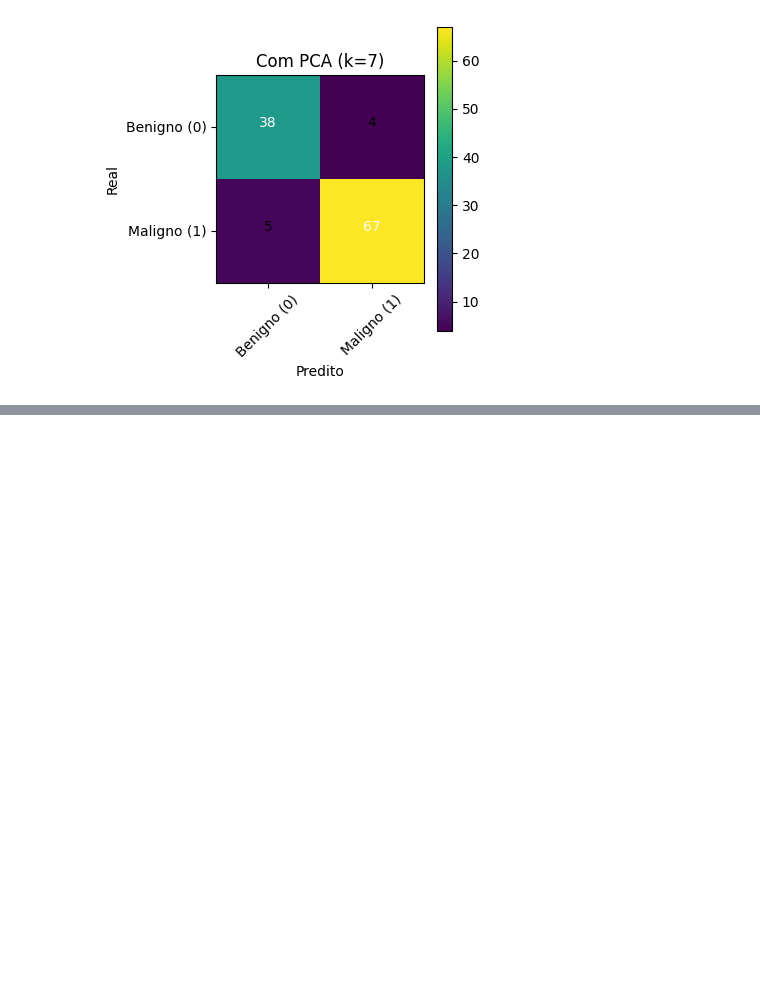
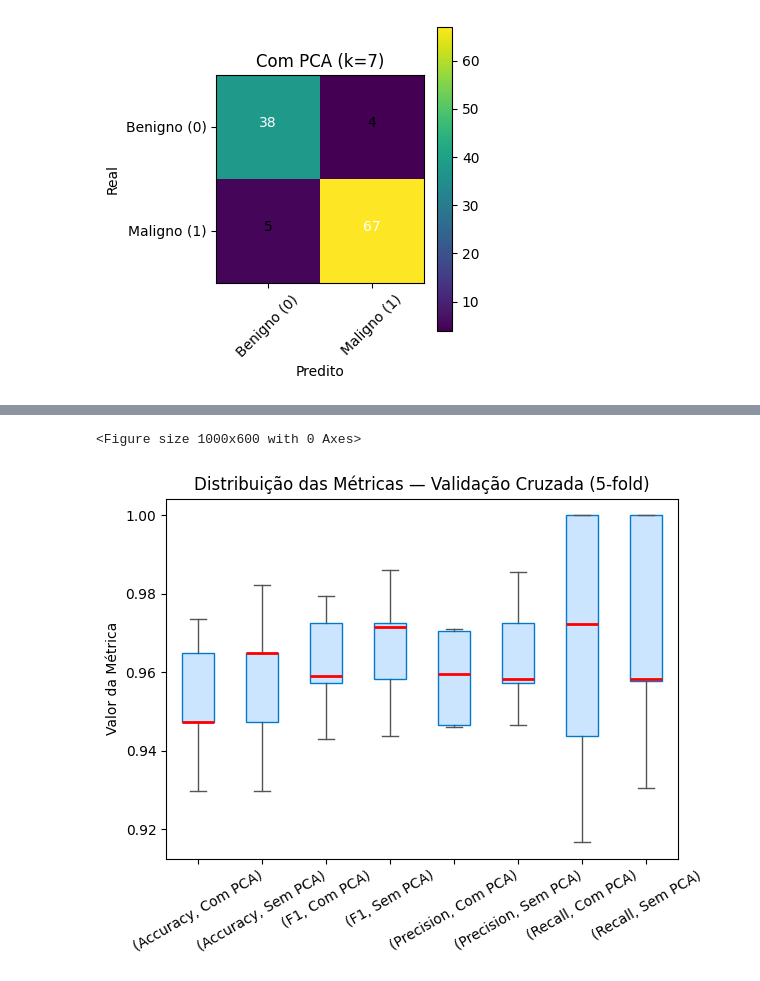
Before and after one commit to VanthuirMaia/reconhecimento-padroes, a Jupyter notebook: notebooks/03_modelo_pca_rf.ipynb, the cells around one changed output, grey strips where cells are left out. Drawn from its saved outputs; the diff is of its cells as text; code cells hidden in the pictures; blank space fills up the shorter version.

```diff
--- a/notebooks/03_modelo_pca_rf.ipynb
+++ b/notebooks/03_modelo_pca_rf.ipynb
@@ -85,0 +139,15 @@ plt.show()
+# %%
+from src.data_processing import load_data
+from src.model_random_forest import RFConfig, cross_validate_rf
+import numpy as np
+
+X_train, X_test, y_train, y_test = load_data()
+X = np.concatenate([X_train, X_test])
+y = np.concatenate([y_train, y_test])
+
+cfg = RFConfig(n_estimators=300, max_features="sqrt", random_state=42)
+
+cv_no_pca  = cross_validate_rf(X, y, cfg, use_pca=False, n_splits=5)
+cv_with_pca = cross_validate_rf(X, y, cfg, use_pca=True, n_components=7, n_splits=5)
+
+cv_no_pca, cv_with_pca
@@ -85,0 +172,15 @@ plt.show()
+# %%
+import pandas as pd
+import matplotlib.pyplot as plt
+
+# Organiza os dados
+def build_cv_dataframe(cv_no_pca, cv_with_pca):
+    data = []
+    for model_name, cv in [("Sem PCA", cv_no_pca), ("Com PCA", cv_with_pca)]:
+        for metric, values in cv["raw_results"].items():
+            for val in values:
+                data.append({"Modelo": model_name, "Métrica": metric.capitalize(), "Valor": val})
+    return pd.DataFrame(data)
+
+df_cv = build_cv_dataframe(cv_no_pca, cv_with_pca)
+display(df_cv.head())
@@ -85,0 +194,17 @@ plt.show()
+# %%
+plt.figure(figsize=(10, 6))
+ax = df_cv.boxplot(by=["Métrica", "Modelo"], column="Valor", grid=False, patch_artist=True,
+                   boxprops=dict(facecolor="#cce5ff", color="#007acc"),
+                   medianprops=dict(color="red", linewidth=2),
+                   whiskerprops=dict(color="#555555"),
+                   capprops=dict(color="#555555"))
+
+plt.suptitle("")  # remove o título automático do pandas
+plt.title("Distribuição das Métricas — Validação Cruzada (5-fold)")
+plt.xlabel("")
+plt.ylabel("Valor da Métrica")
+plt.xticks(rotation=30)
+plt.show()
+# %% [output]
+<Figure size 1000x600 with 0 Axes>
+[figure, added]
```
Also changed, not shown: parts of 6 cells of this notebook, 5 other files.
